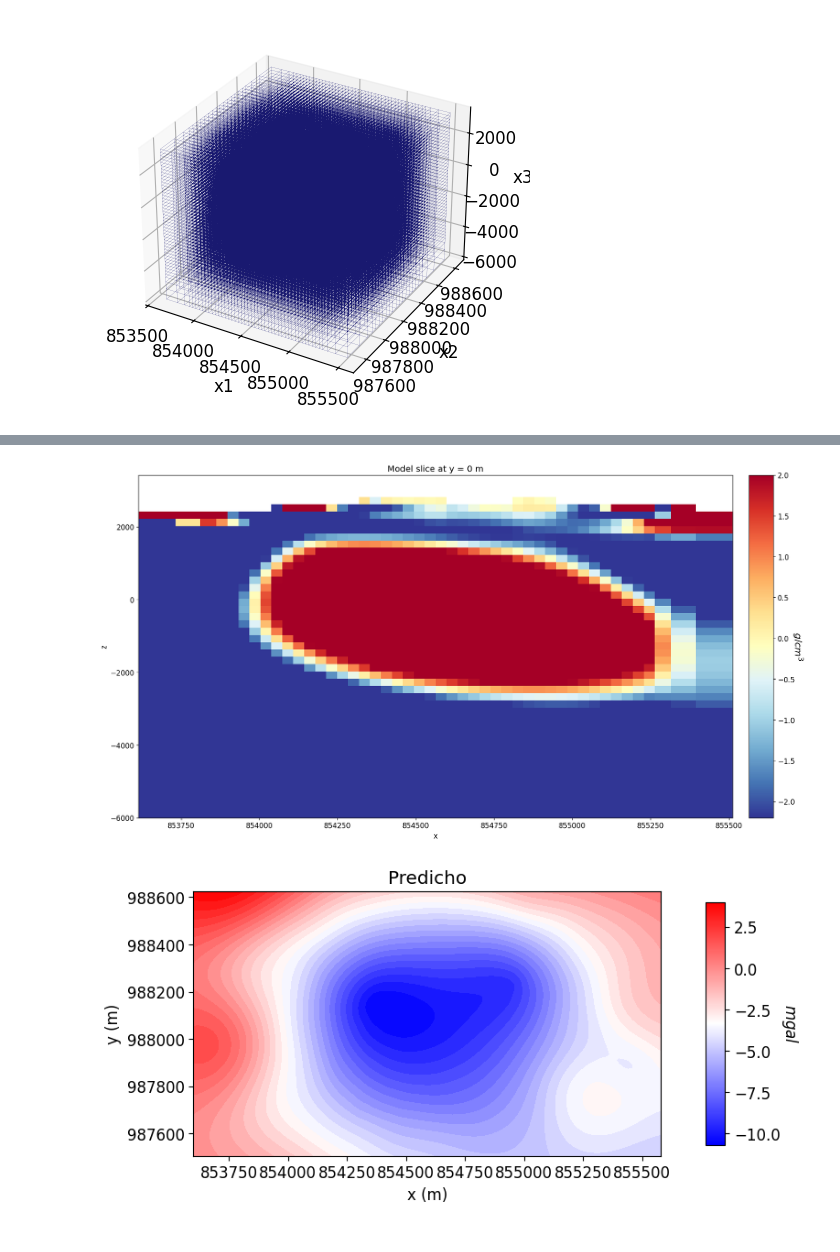
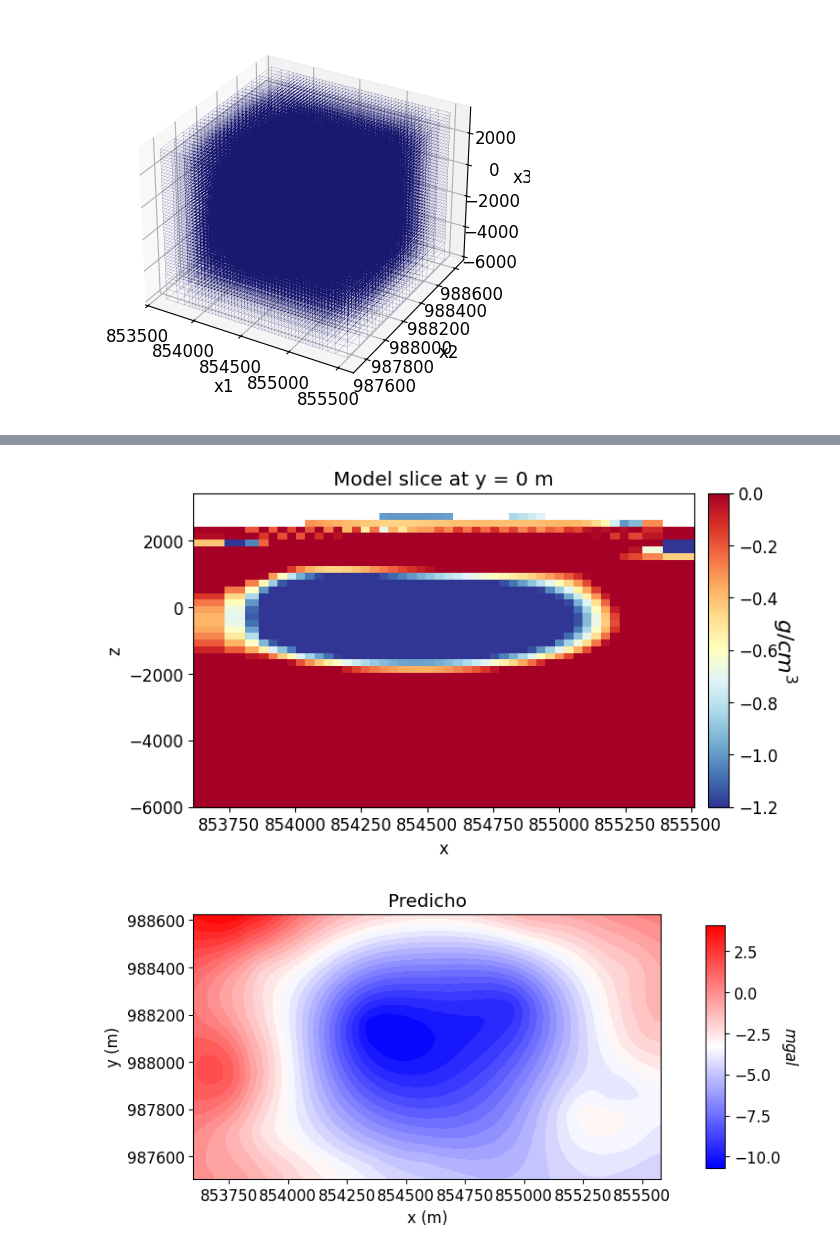
Before and after one commit to GabrielMoreno09/Proyecto_VCM_Modelamiento_Inversion, a Jupyter notebook: Inversion_WLS_dato_real_01-VCM.ipynb, the cells around one changed output, grey strips where cells are left out. Drawn from its saved outputs; the diff is of its cells as text; code cells hidden in the pictures.

```diff
--- a/Inversion_WLS_dato_real_01-VCM.ipynb
+++ b/Inversion_WLS_dato_real_01-VCM.ipynb
@@ -83,7 +86,7 @@ dir_path = os.path.join("Inversion_Datos_Andes", "")  # Ruta a la carpeta descom
 
 # Nombres de los archivos con rutas completas
 topo_filename = os.path.join(dir_path, "Topo_80k_puntos_Andes.txt")
-data_filename = os.path.join(dir_path, "Dato_obs_20k_puntos_Andes_Sup.txt")
+data_filename = os.path.join(dir_path, "Dato_obs_20k_puntos_Andes_Inf.txt")
 
 # Verificación de los archivos
 if os.path.exists(topo_filename):
@@ -259,7 +259,7 @@ tensor_model_map = maps.IdentityMap(nP=n_tensor_active)  #El modelo consiste en
 # %%
 # Definir y trazar el modelo inicial
 # sphere_density = -0.4
-# block_density = -0.2
+block_density = -0.5
 starting_tensor_model = 1e-4 * np.ones(n_tensor_active)
 # %%
 # # starting_tensor_model
@@ -273,15 +273,15 @@ starting_tensor_model = 1e-4 * np.ones(n_tensor_active)
 # reference_tensor_model = np.zeros_like(starting_tensor_model)
 # %%
 
-# ind_block = (
-#     (mesh.gridCC[active_tensor_cells, 0] > 854336)
-#     & (mesh.gridCC[active_tensor_cells, 0] < 854900)
-#     & (mesh.gridCC[active_tensor_cells, 1] > 987813)
-#     & (mesh.gridCC[active_tensor_cells, 1] < 988245)
-#     & (mesh.gridCC[active_tensor_cells, 2] > -4100)
-#     & (mesh.gridCC[active_tensor_cells, 2] < 0.0)
-# )
-# starting_tensor_model[ind_block] = block_density
+ind_block = (
+    (mesh.gridCC[active_tensor_cells, 0] > 854336)
+    & (mesh.gridCC[active_tensor_cells, 0] < 854900)
+    & (mesh.gridCC[active_tensor_cells, 1] > 987813)
+    & (mesh.gridCC[active_tensor_cells, 1] < 988245)
+    & (mesh.gridCC[active_tensor_cells, 2] > -4900)
+    & (mesh.gridCC[active_tensor_cells, 2] < 0.0)
+)
+starting_tensor_model[ind_block] = block_density
 
 reference_tensor_model = np.zeros_like(starting_tensor_model)
 # %%
@@ -366,8 +365,12 @@ reg_L2 = regularization.WeightedLeastSquares(
 # %%
 # Definir cómo se resuelve el problema de optimización. Aquí vamos a utilizar un enfoque
 # Gauss-Newton proyectado que emplea el solucionador de gradiente conjugado.
-opt_L2 = optimization.InexactGaussNewton(
-           maxIter=85, maxIterLS=30, maxIterCG=30, tolCG=1e-3
+# opt_L2 = optimization.InexactGaussNewton(
+#            maxIter=250, maxIterLS=30, maxIterCG=30, tolCG=1e-3
+# )
+
+opt_irls = optimization.ProjectedGNCG(
+    maxIter=100, lower=-1.0, upper=1.0, maxIterLS=30, maxIterCG=30, tolCG=1e-4
 )
 # %%
 # Aquí definimos el problema inverso que hay que resolver
@@ -441,34 +446,34 @@ x0 has any nan: 0
 ------------------------- DONE! -------------------------
 # %%
 # Plot Recovered Model
-fig = plt.figure(figsize=(9, 4))
+fig = plt.figure(figsize=(7, 4))
 ax1 = fig.add_axes([0.1, 0.1, 0.73, 0.8])
 
 # norm = mpl.colors.Normalize(
 #     vmin=-np.max(np.abs(recovered_tensor_model)), vmax=-np.min(np.abs(recovered_tensor_model))
 #     )
 
-norm = mpl.colors.Normalize(vmin=-2.2, vmax=2.0)
+norm = mpl.colors.Normalize(vmin=-1.2, vmax=0.0)
 
 mesh.plot_slice(
-    tensor_plotting_map * recovered_tensor_model,
+    tensor_plotting_map * -recovered_tensor_model,
     normal="y",
     ax=ax1,
     ind=int(mesh.shape_cells[1] / 2),
     grid=False,
     pcolor_opts={"cmap": mpl.cm.RdYlBu_r, "norm": norm},
 )
 ax1.set_title("Model slice at y = 0 m")
 
 ax2 = fig.add_axes([0.85, 0.1, 0.03, 0.8])
 cbar = mpl.colorbar.ColorbarBase(
     ax2, norm=norm, orientation="vertical", cmap=mpl.cm.RdYlBu_r
 )
 cbar.set_label("$g/cm^3$", rotation=270, labelpad=15, size=16)
 
 plt.show()
 # %% [output]
-[figure, old version]
+[figure, new version]
 # %%
 dpred = (-inv_prob_L2.dpred)
 
```
Also changed, not shown: parts of 19 cells of this notebook, 4 other files.
